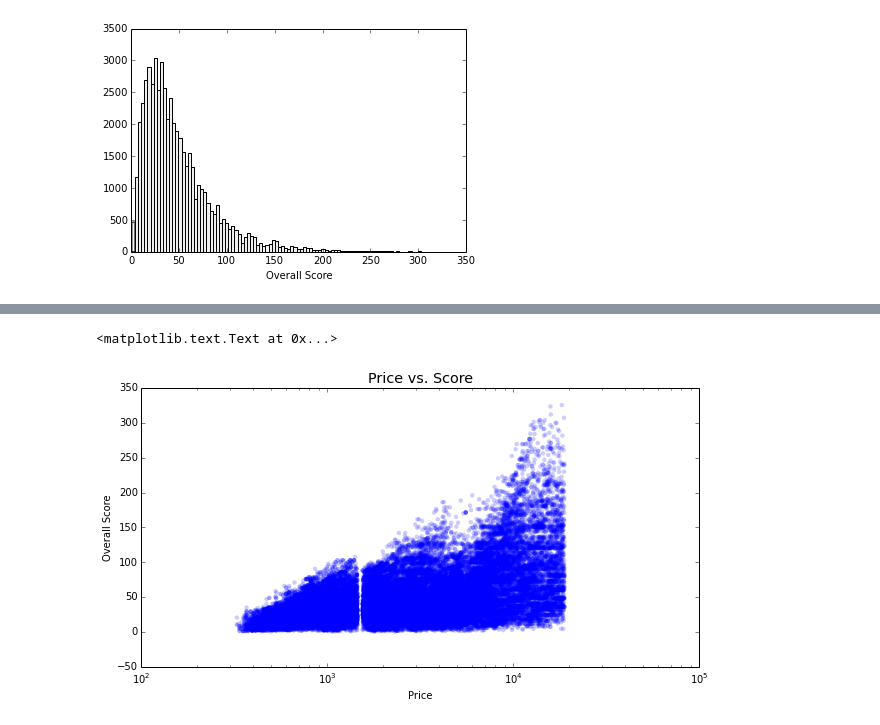
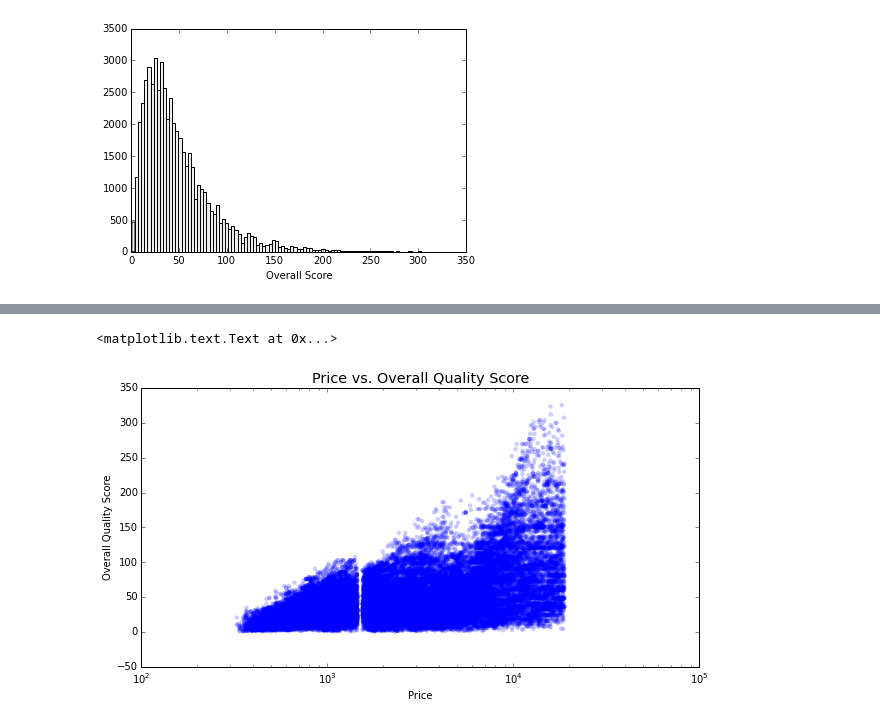
Before and after one commit to datadave/GADS9-NYC-Spring2014-Students, a Jupyter notebook: lab_submissions/project01/rtalbot/Project1.ipynb, the cells around one changed output, grey strips where cells are left out. Cells and saved outputs as stored; diff of their text form; code cells hidden in the pictures.

```diff
--- a/lab_submissions/project01/rtalbot/Project1.ipynb
+++ b/lab_submissions/project01/rtalbot/Project1.ipynb
@@ -177,10 +196,10 @@ ax1.set_xlabel('Overall Score')
 # %%
 plt.figure(figsize=(10,5))
 plt.scatter(diamonds.price, diamonds.OverallScore, lw=0, alpha=.2)
 plt.xlabel('Price')
-plt.ylabel('Overall Score')
+plt.ylabel('Overall Quality Score')
 plt.xscale('log')
-plt.title('Price vs. Score', fontsize='x-large')
+plt.title('Price vs. Overall Quality Score', fontsize='x-large')
 # %% [output]
 <matplotlib.text.Text at 0x...>
-[figure, old version]
+[figure, new version]
```
Also changed, not shown: parts of 19 cells of this notebook, 1 other file.
